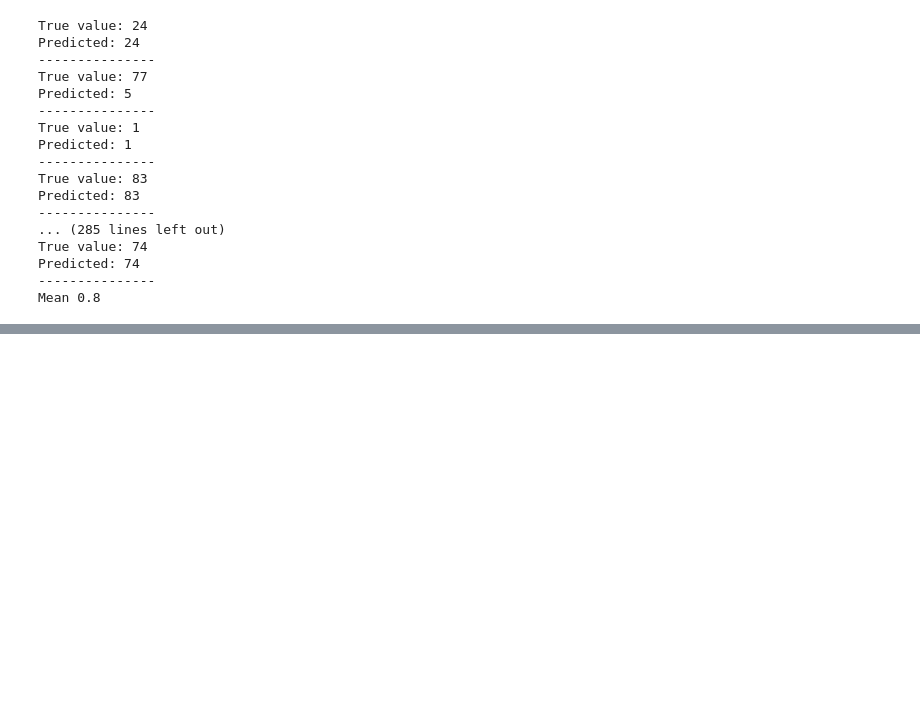
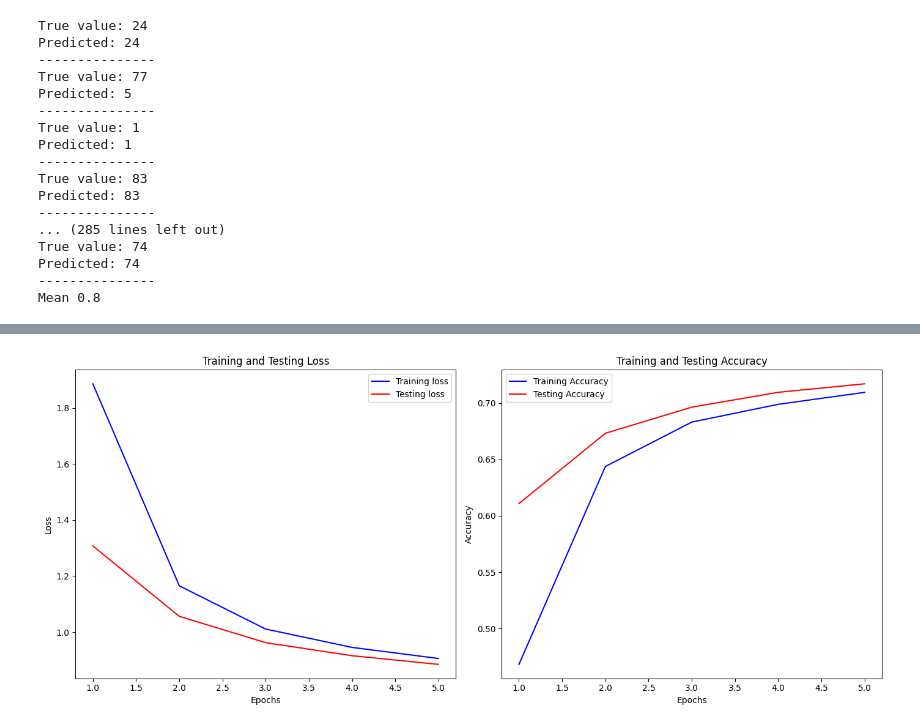
Before and after one commit to 31grudnia/NN-from-scratch, a Jupyter notebook: main.ipynb, the cells around one changed output, grey strips where cells are left out. Saved outputs shown, nothing was run; the diff lists cells and outputs as text; code cells hidden in the pictures; blank space fills up the shorter version.

Commit message:
v4 - model returns history after training method

```diff
--- a/main.ipynb
+++ b/main.ipynb
@@ -174,0 +195,6 @@ Mean 0.8
+# %%
+history_train_loss, history_train_acc, history_test_loss, history_test_acc = nn_model_w_py.train(X_train, Y_train,
+                    validation_data=(X_test, Y_test),
+                    epochs=5,
+                    batch_size=128,
+                    print_every=1000)
@@ -174,0 +219,25 @@ Mean 0.8
+# %%
+plt.figure(figsize=(14, 6))
+epochs = range(1, 6)  # 5 epochs
+# Loss Plot
+plt.subplot(1, 2, 1)
+plt.plot(epochs, history_train_loss, 'b', label='Training loss')
+plt.plot(epochs, history_test_loss, 'r', label='Testing loss')
+plt.title('Training and Testing Loss')
+plt.xlabel('Epochs')
+plt.ylabel('Loss')
+plt.legend()
+
+# Accuracy Plot
+plt.subplot(1, 2, 2)
+plt.plot(epochs, history_train_acc, 'b', label='Training Accuracy')
+plt.plot(epochs, history_test_acc, 'r', label='Testing Accuracy')
+plt.title('Training and Testing Accuracy')
+plt.xlabel('Epochs')
+plt.ylabel('Accuracy')
+plt.legend()
+
+plt.tight_layout()
+plt.show()
+# %% [output]
+[figure, added]
```
Also changed, not shown: parts of 3 cells of this notebook, 1 other file.
